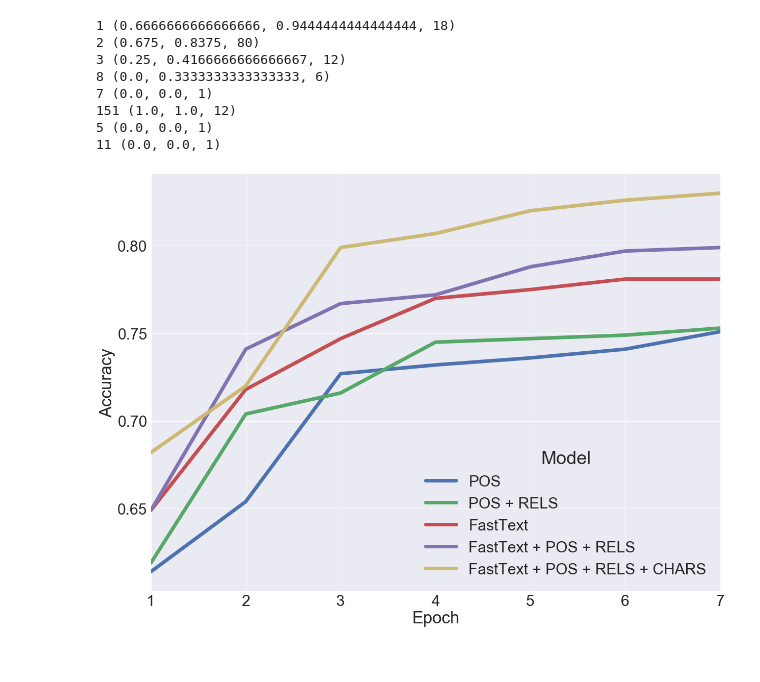
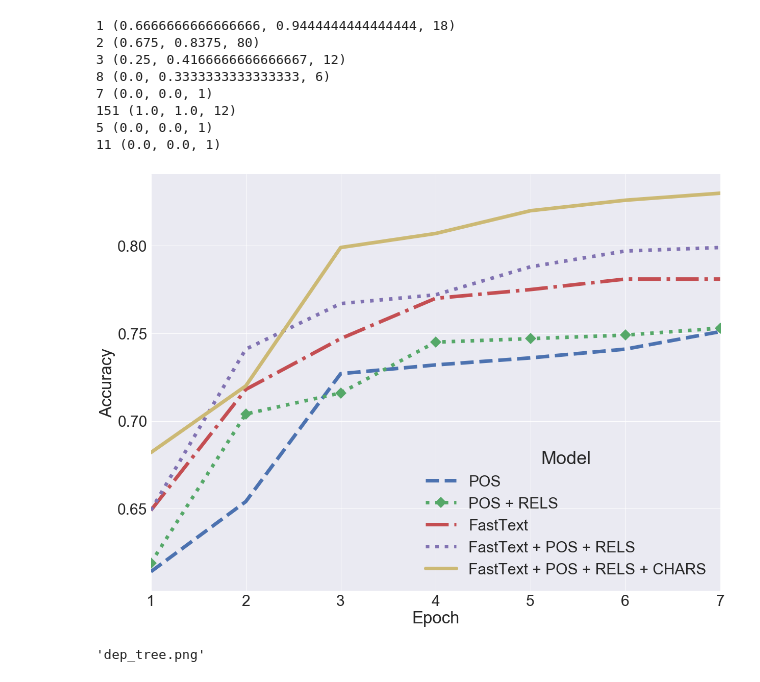
Before and after one commit to ram-g-athreya/RNN-Question-Answering, a Jupyter notebook: analysis.ipynb, the cells around one changed output. Drawn from its saved outputs; the diff is of its cells as text; code cells hidden in the pictures.

Commit message:
Final Results

```diff
--- a/analysis.ipynb
+++ b/analysis.ipynb
@@ -180,13 +180,16 @@ custom_color_map = LinearSegmentedColormap.from_list(
     colors=colors
 )
 
+sns.set(font_scale=2.5)
+
 heatmap = sns.heatmap(df_corr, annot=False, cmap=custom_color_map, cbar_kws=dict(use_gridspec=True, aspect=50, pad=0.01))
-heatmap.yaxis.set_ticklabels(heatmap.yaxis.get_ticklabels(), rotation=0, ha='right', fontsize=20)
-heatmap.xaxis.set_ticklabels(heatmap.xaxis.get_ticklabels(), rotation=45, ha='right', fontsize=20)
+heatmap.yaxis.set_ticklabels(heatmap.yaxis.get_ticklabels(), rotation=0, ha='right', fontsize=25)
+heatmap.xaxis.set_ticklabels(heatmap.xaxis.get_ticklabels(), rotation=45, ha='right', fontsize=25)
+
 plt
-plt.ylabel('True label', size=30)
-plt.xlabel('Predicted label', size=30)
+plt.ylabel('True label', size=35)
+plt.xlabel('Predicted label', size=35)
 plt.tight_layout()
-plt.savefig('pearson_matrix.png', pad_inches=0)
+plt.savefig('pearson_matrix.png', pad_inches=0, bbox_inches='tight')
 plt.show()
 # %% [output]
@@ -290,30 +293,62 @@ for template in unique_templates:
 # %%
 df = pd.DataFrame({
     'Epoch': [1, 2, 3, 4, 5, 6, 7,
             1, 2, 3, 4, 5, 6, 7,
             1, 2, 3, 4, 5, 6, 7,
             1, 2, 3, 4, 5, 6, 7,
             1, 2, 3, 4, 5, 6, 7],
     'Model': ['POS', 'POS', 'POS', 'POS', 'POS', 'POS', 'POS',
                   'POS + RELS', 'POS + RELS', 'POS + RELS', 'POS + RELS', 'POS + RELS', 'POS + RELS', 'POS + RELS',
                   'FastText', 'FastText', 'FastText', 'FastText', 'FastText', 'FastText', 'FastText',
                   'FastText + POS + RELS', 'FastText + POS + RELS', 'FastText + POS + RELS', 'FastText + POS + RELS', 'FastText + POS + RELS', 'FastText + POS + RELS', 'FastText + POS + RELS',
                   'FastText + POS + RELS + CHARS', 'FastText + POS + RELS + CHARS', 'FastText + POS + RELS + CHARS', 'FastText + POS + RELS + CHARS', 'FastText + POS + RELS + CHARS', 'FastText + POS + RELS + CHARS', 'FastText + POS + RELS + CHARS'
                  ],
     'Accuracy': [0.614, 0.654, 0.727, 0.732, 0.736, 0.741, 0.751,
               0.619, 0.704, 0.716, 0.745, 0.747, 0.749, 0.753,
               0.649, 0.718, 0.747, 0.770, 0.775, 0.781, 0.781,
               0.649, 0.741, 0.767, 0.772, 0.788, 0.797, 0.799,
               0.682, 0.720, 0.799, 0.807, 0.820, 0.826, 0.830
     ]
 })
 
-
 plt.figure(figsize=(20, 15))
 sns.set(font_scale=3)
-sns.tsplot(df, time='Epoch', unit = "Model",
-               condition='Model', value='Accuracy', linewidth=7)
+current_palette = sns.color_palette()
+
+ax1 = sns.tsplot(df[df['Model'] == 'POS'], time='Epoch', unit = "Model",
+    condition='Model', value='Accuracy', linewidth=7, linestyle='--', color=current_palette[0])
+
+ax2 = sns.tsplot(df[df['Model'] == 'POS + RELS'], time='Epoch', unit = "Model",
+    condition='Model', value='Accuracy', linewidth=7, linestyle=':', marker='D', color=current_palette[1], markersize=15)
+
+ax3 = sns.tsplot(df[df['Model'] == 'FastText'], time='Epoch', unit = "Model",
+    condition='Model', value='Accuracy', linewidth=7, linestyle='-.', color=current_palette[2])
+
+ax4 = sns.tsplot(df[df['Model'] == 'FastText + POS + RELS'], time='Epoch', unit = "Model",
+    condition='Model', value='Accuracy', linewidth=7, linestyle=':', color=current_palette[3])
+
+ax5 = sns.tsplot(df[df['Model'] == 'FastText + POS + RELS + CHARS'], time='Epoch', unit = "Model",
+    condition='Model', value='Accuracy', linewidth=7, linestyle='-', color=current_palette[4])
+
+# ax = sns.tsplot(df, time='Epoch', unit = "Model",
+#                condition='Model', value='Accuracy', linewidth=7, linestyle='--')
+# ax = sns.lineplot(x="Epoch", y="Accuracy", hue="event", style="event", data=df)
+
 plt.savefig('model_accuracy.png')
 plt.show()
 # %% [output]
-[figure, old version]
+[figure, new version]
+# %%
+import os
+from nltk.parse.stanford import StanfordDependencyParser
+from graphviz import Source
+os.environ['CLASSPATH'] = r'/usr/local/Cellar/stanford-parser/3.9.1/libexec'
+
+sdp = StanfordDependencyParser()
+sentence = 'What is the Germany\'s capital ?'
+result = list(sdp.raw_parse(sentence))
+dep_tree_dot_repr = [parse for parse in result][0].to_dot()
+source = Source(dep_tree_dot_repr, filename="dep_tree", format="png")
+source.view()
+# %% [output]
+'dep_tree.png'
```
Also changed, not shown: parts of 5 cells of this notebook, 9 other files.
